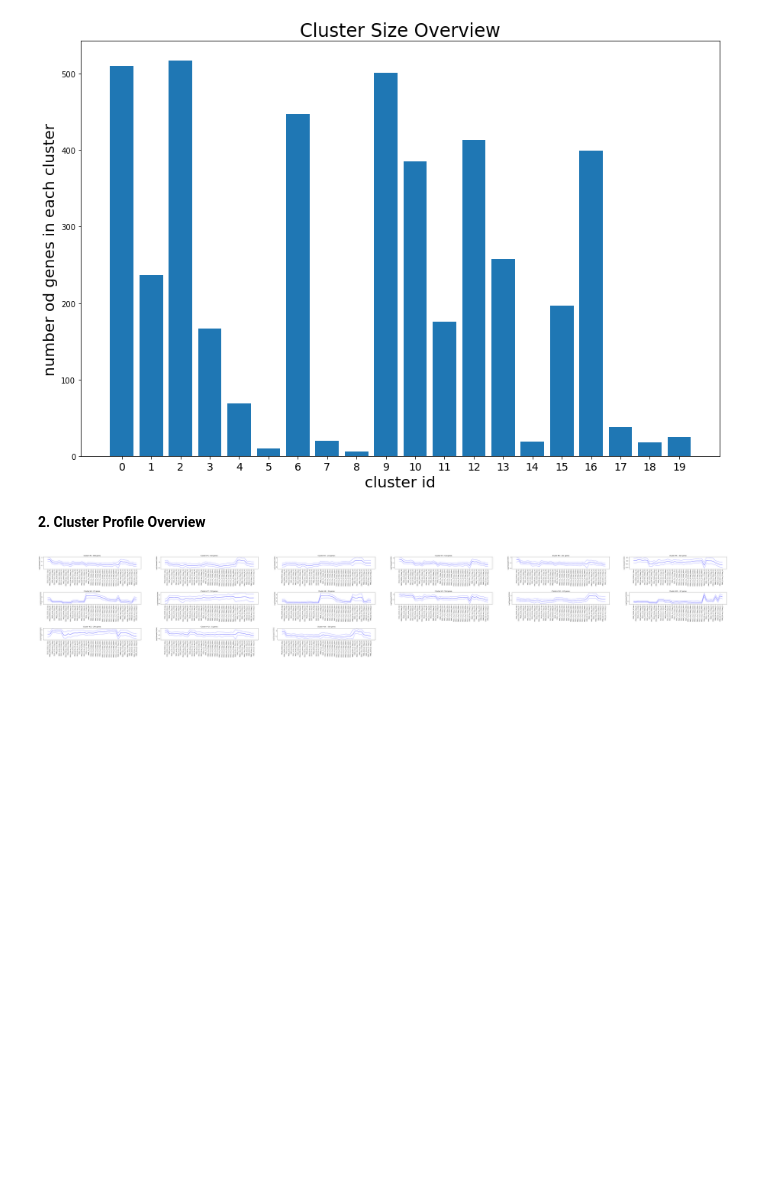
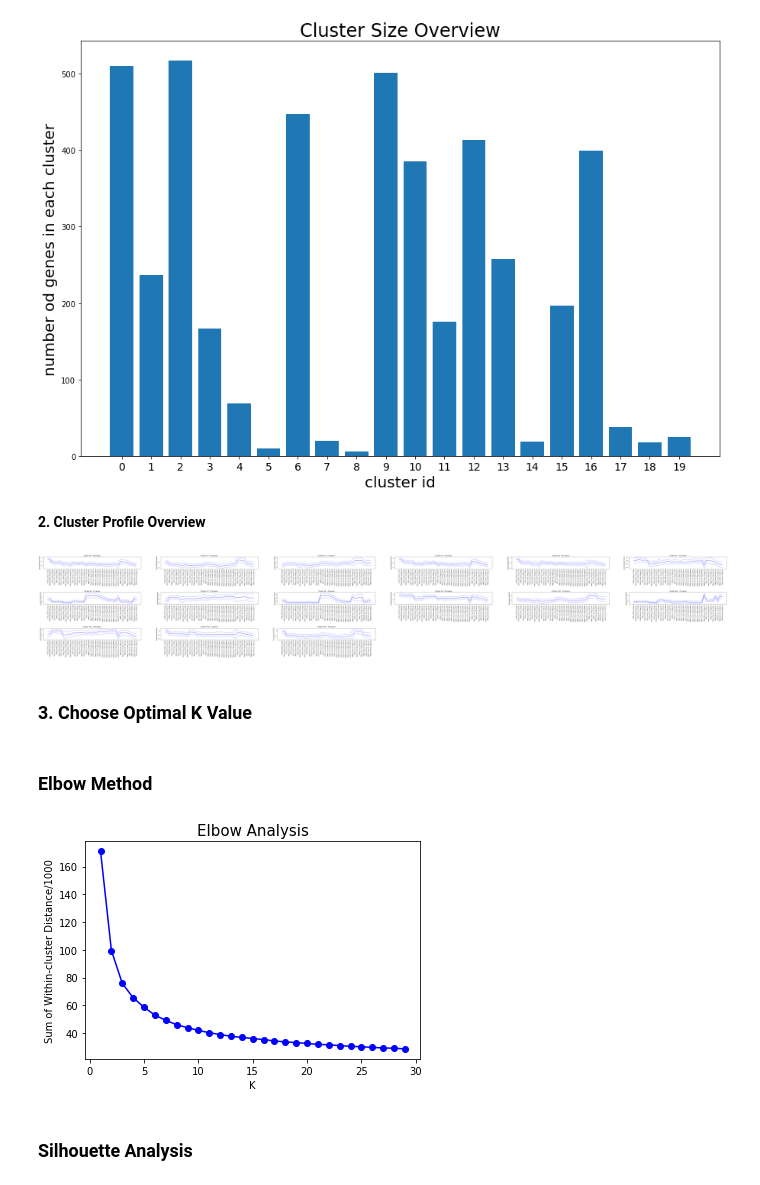
Before and after one commit to JiayuanGuo/Learning-Dash, a Jupyter notebook: Transtomics_Clustering/KMeansClustering.ipynb, the cells around one changed output. Drawn from its saved outputs; the diff is of its cells as text; code cells hidden in the pictures; blank space fills up the shorter version.

```diff
--- a/Transtomics_Clustering/KMeansClustering.ipynb
+++ b/Transtomics_Clustering/KMeansClustering.ipynb
@@ -151,3 +151,7 @@ def draw_clust_means(k, n_rows, n_cols):
 draw_clust_means(15, 10, 6 )
 # %% [output]
 [figure]
+# %% [markdown]
+### 3. Choose Optimal  K Value
+# %% [markdown]
+### Elbow Method
@@ -153,0 +193,6 @@ draw_clust_means(15, 10, 6 )
+# %%
+elbow(df, 30)
+# %% [output]
+[figure, added]
+# %% [markdown]
+### Silhouette Analysis
```
Also changed, not shown: parts of 9 cells of this notebook, 1 other file.
